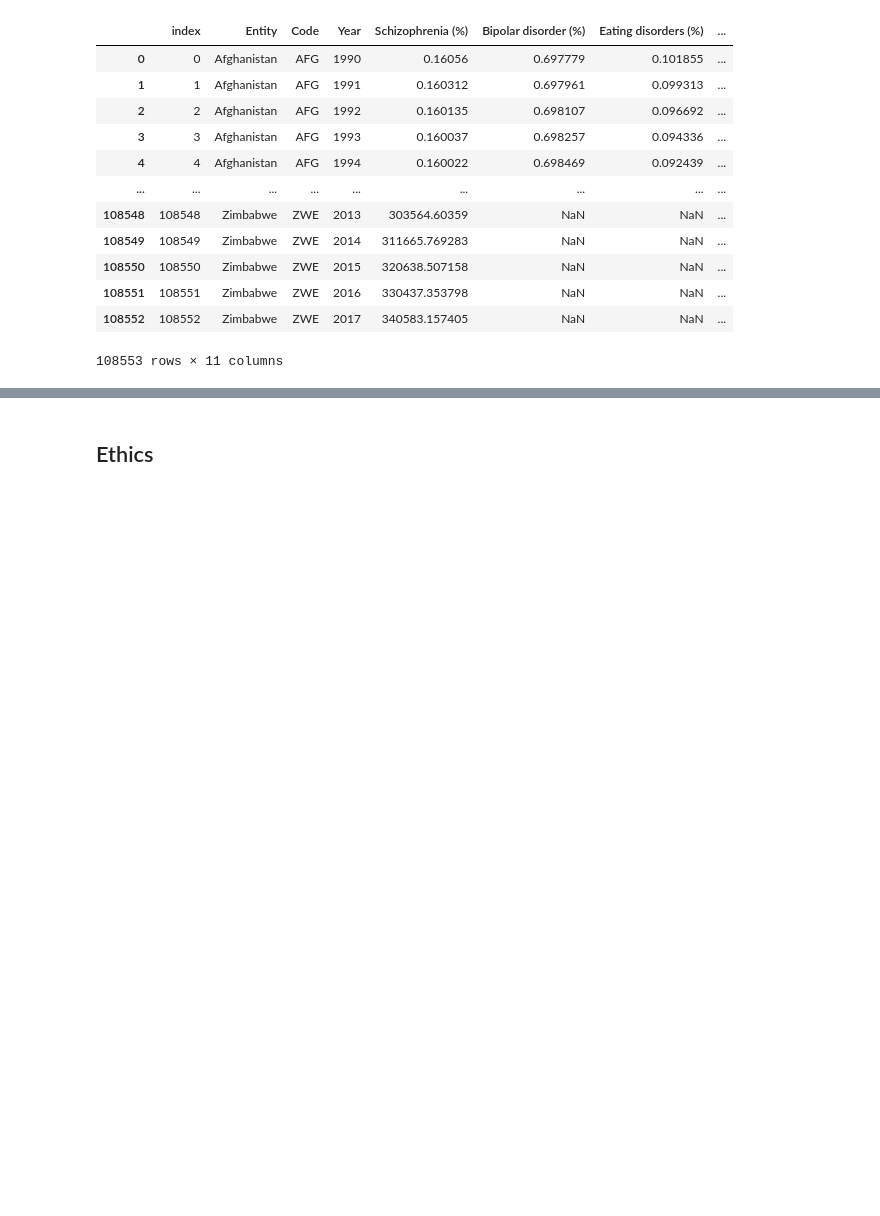
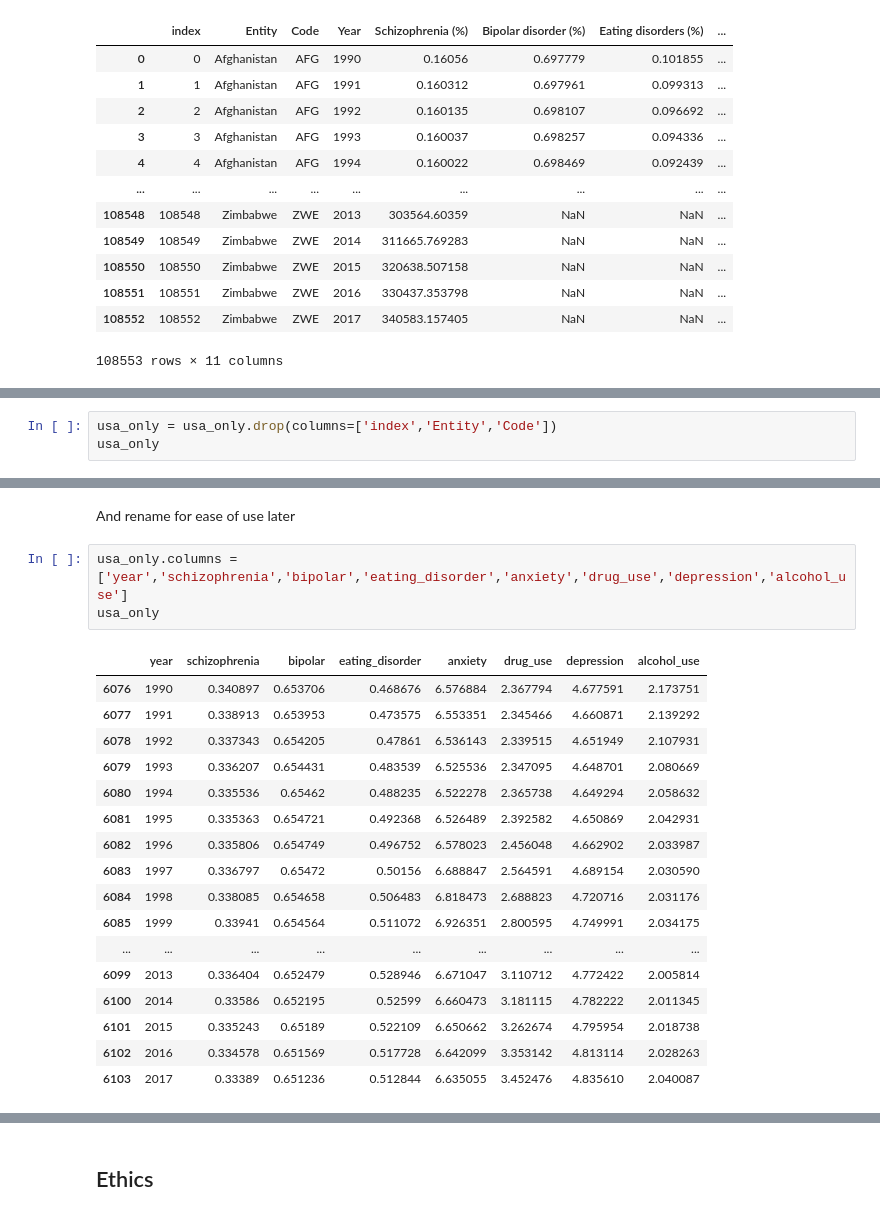
Before and after one commit to COGS108/Group104_WI26, a Jupyter notebook: 01-DataCheckpoint.ipynb, the cells around one changed output, grey strips where cells are left out. Drawn from its saved outputs; the diff is of its cells as text; blank space fills up the shorter version.

```diff
--- a/01-DataCheckpoint.ipynb
+++ b/01-DataCheckpoint.ipynb
@@ -382,0 +402,3 @@ us_mh.to_csv('data/01-interim/us_mental_health.csv')
+# %%
+usa_only = usa_only.drop(columns=['index','Entity','Code'])
+usa_only
@@ -382,0 +423,23 @@ us_mh.to_csv('data/01-interim/us_mental_health.csv')
+# %% [markdown]
+And rename for ease of use later
+# %%
+usa_only.columns = ['year','schizophrenia','bipolar','eating_disorder','anxiety','drug_use','depression','alcohol_use']
+usa_only
+# %% [output]
+|  | year | schizophrenia | bipolar | eating_disorder | anxiety | drug_use | depression | alcohol_use |
+| 6076 | 1990 | 0.340897 | 0.653706 | 0.468676 | 6.576884 | 2.367794 | 4.677591 | 2.173751 |
+| 6077 | 1991 | 0.338913 | 0.653953 | 0.473575 | 6.553351 | 2.345466 | 4.660871 | 2.139292 |
+| 6078 | 1992 | 0.337343 | 0.654205 | 0.47861 | 6.536143 | 2.339515 | 4.651949 | 2.107931 |
+| 6079 | 1993 | 0.336207 | 0.654431 | 0.483539 | 6.525536 | 2.347095 | 4.648701 | 2.080669 |
+| 6080 | 1994 | 0.335536 | 0.65462 | 0.488235 | 6.522278 | 2.365738 | 4.649294 | 2.058632 |
+| 6081 | 1995 | 0.335363 | 0.654721 | 0.492368 | 6.526489 | 2.392582 | 4.650869 | 2.042931 |
+| 6082 | 1996 | 0.335806 | 0.654749 | 0.496752 | 6.578023 | 2.456048 | 4.662902 | 2.033987 |
+| 6083 | 1997 | 0.336797 | 0.65472 | 0.50156 | 6.688847 | 2.564591 | 4.689154 | 2.030590 |
+| 6084 | 1998 | 0.338085 | 0.654658 | 0.506483 | 6.818473 | 2.688823 | 4.720716 | 2.031176 |
+| 6085 | 1999 | 0.33941 | 0.654564 | 0.511072 | 6.926351 | 2.800595 | 4.749991 | 2.034175 |
+| ... | ... | ... | ... | ... | ... | ... | ... | ... |
+| 6099 | 2013 | 0.336404 | 0.652479 | 0.528946 | 6.671047 | 3.110712 | 4.772422 | 2.005814 |
+| 6100 | 2014 | 0.33586 | 0.652195 | 0.52599 | 6.660473 | 3.181115 | 4.782222 | 2.011345 |
+| 6101 | 2015 | 0.335243 | 0.65189 | 0.522109 | 6.650662 | 3.262674 | 4.795954 | 2.018738 |
+| 6102 | 2016 | 0.334578 | 0.651569 | 0.517728 | 6.642099 | 3.353142 | 4.813114 | 2.028263 |
+| 6103 | 2017 | 0.33389 | 0.651236 | 0.512844 | 6.635055 | 3.452476 | 4.835610 | 2.040087 |
```
Also changed, not shown: parts of 17 cells of this notebook.
